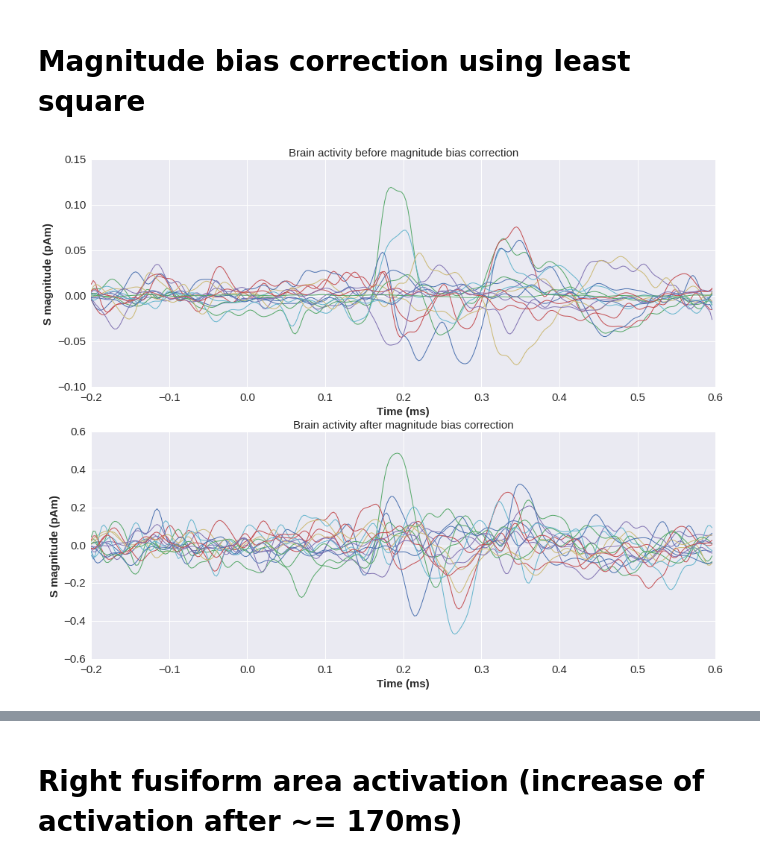
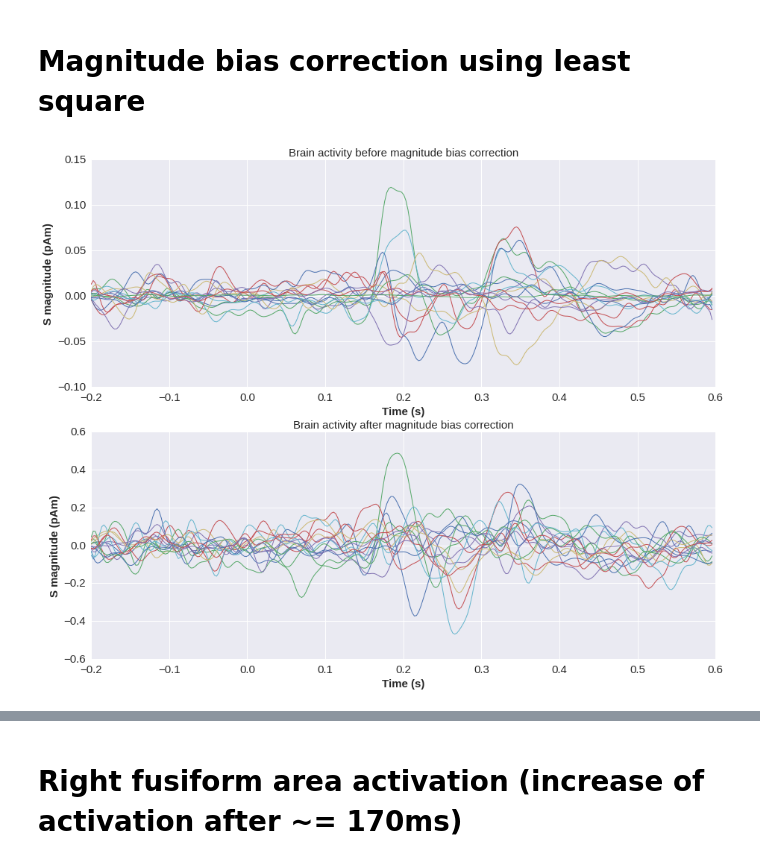
Before and after one commit to BBELAOUCHA/iSDR_p, a Jupyter notebook: examples/example_real_data.ipynb, the cells around one changed output, grey strips where cells are left out. Saved outputs shown, nothing was run; the diff lists cells and outputs as text; code cells hidden in the pictures.

Commit message:
correct xlabel

```diff
--- a/examples/example_real_data.ipynb
+++ b/examples/example_real_data.ipynb
@@ -185,18 +185,18 @@ S_es = np.reshape(S_es, np.shape(Sx), order = 'F')
 # %%
 sns.plt.figure(figsize=(15,12))
 sns.plt.subplot(211)
 sns.plt.plot(samples[:-1], S[p:, :]*1e12)
 sns.plt.ylabel("S magnitude (pAm)")
-sns.plt.xlabel("Time (ms)")
+sns.plt.xlabel("Time (s)")
 sns.plt.title("Brain activity before magnitude bias correction")
 sns.plt.subplot(212)
 sns.plt.plot(samples[:-1], S_es[:, p:].T*1e12)
 sns.plt.ylabel("S magnitude (pAm)")
-sns.plt.xlabel("Time (ms)")
+sns.plt.xlabel("Time (s)")
 sns.plt.title("Brain activity after magnitude bias correction")
 sns.plt.show()
 # %% [output]
-[figure, old version]
+[figure, new version]
 # %% [markdown]
 # Normalized active brain regions
 <img src="Brain_active_reg.png">
```
